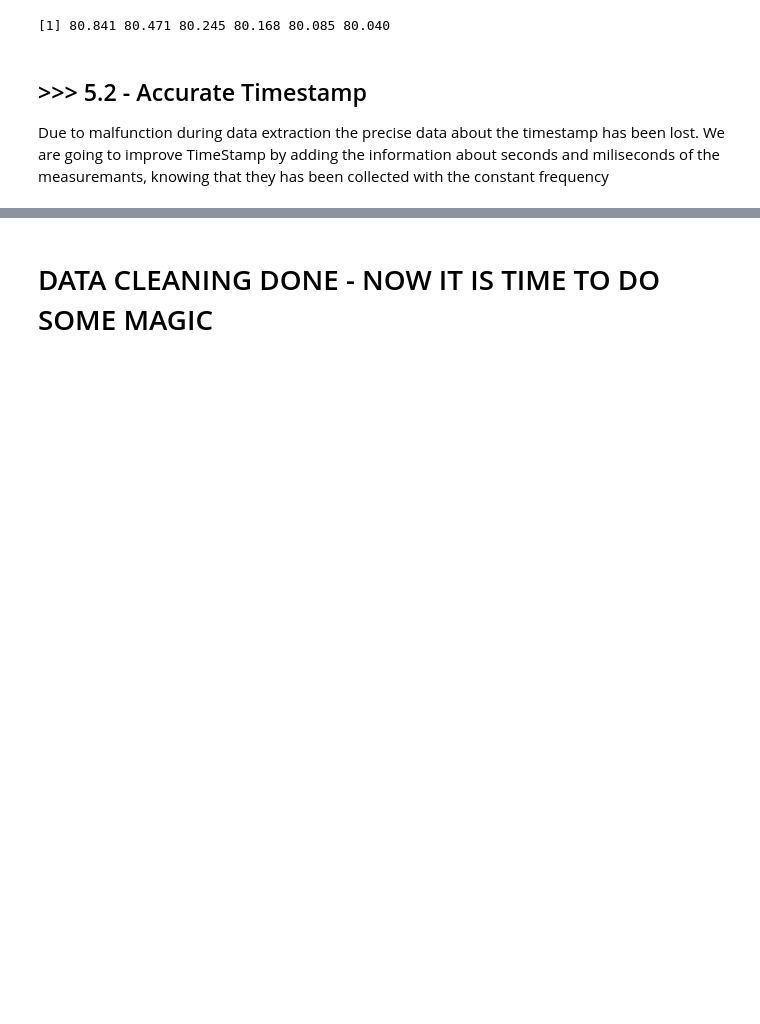
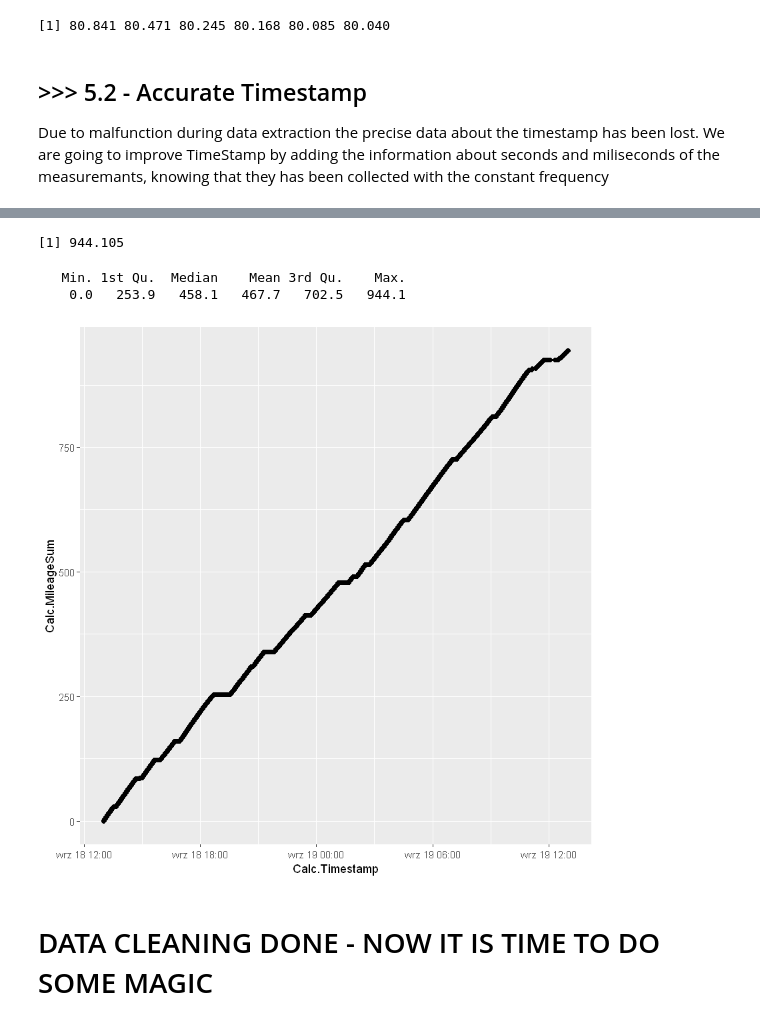
Before and after one commit to adamKuzanski/DATA_SCIENCE_PROJECT, a Jupyter notebook: EagleTwoDataAnalysis.ipynb, the cells around one changed output, grey strips where cells are left out. Drawn from its saved outputs; the diff is of its cells as text; code cells hidden in the pictures; blank space fills up the shorter version.

Commit message:
Implement Calc. Columns

```diff
--- a/EagleTwoDataAnalysis.ipynb
+++ b/EagleTwoDataAnalysis.ipynb
@@ -344,3 +384,7 @@ Time difference of 3 mins
+# %%
+tyre_circumference = 2150 #mm
 # %%
-race_2021_clean_df$Calc.Timestamp
+race_2021_clean_df$Calc.Speed <- race_2021_clean_df$General.Rpm * tyre_circumference * 60 / 1000000
+summary(race_2021_clean_df$Calc.Speed)
+summary(race_2021_clean_df$General.Speed)
 # %% [output]
@@ -371,3 +395,34 @@ str(race_2021_clean_df$General.Timestamp)
+# %%
+# Get Time Difference [s]
+race_2021_clean_df$Calc.TimeDiff <- as.numeric(race_2021_clean_df$Calc.Timestamp - shift(race_2021_clean_df$Calc.Timestamp))
+
+# Get Mileage [s * km / h]
+race_2021_clean_df$Calc.Mileage <- abs(race_2021_clean_df$Calc.TimeDiff * race_2021_clean_df$Calc.Speed) / 3600
+
+# Get rid of stupid values
+race_2021_clean_df$Calc.Mileage <- ifelse(race_2021_clean_df$Calc.Mileage <= 0.3, race_2021_clean_df$Calc.Mileage, 0)
+race_2021_clean_df$Calc.Mileage[is.na(race_2021_clean_df$Calc.Mileage)] <- 0
+sum(race_2021_clean_df$Calc.Mileage)
+# %% [output]
+[1] 944.105
+# %%
+race_2021_clean_df[, 'Calc.MileageSum'] <- 0
+
+for(i in 2:nrow(race_2021_clean_df)) {
+    race_2021_clean_df[i,   'Calc.MileageSum'] <- race_2021_clean_df[i-1, 'Calc.MileageSum'] + race_2021_clean_df[i, 'Calc.Mileage']
+}
+
+# race_2021_clean_df$Calc.SumMileage <- lapply(race_2021_clean_df$Calc.Mileage, cumsum)
+# summary(race_2021_clean_df$Calc.SumMileage)
+# head(race_2021_clean_df$Calc.SumMileage)
+# tail(race_2021_clean_df$Calc.SumMileage)
+# %%
+summary(race_2021_clean_df$Calc.MileageSum)
+qplot(y=Calc.MileageSum, x=Calc.Timestamp, data=race_2021_clean_df)
+# %% [output]
+   Min. 1st Qu.  Median    Mean 3rd Qu.    Max.
+    0.0   253.9   458.1   467.7   702.5   944.1
+[figure, added]
 # %% [markdown]
 # DATA CLEANING DONE - NOW IT IS TIME TO DO SOME MAGIC
 # %%
```
Also changed, not shown: parts of 22 cells of this notebook.
